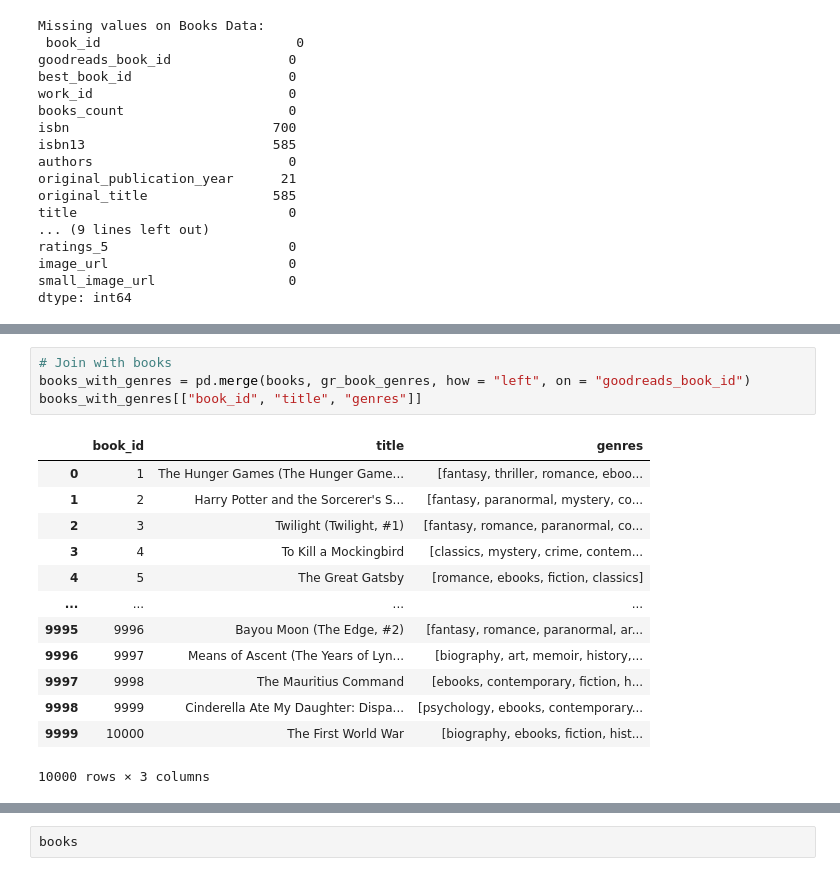
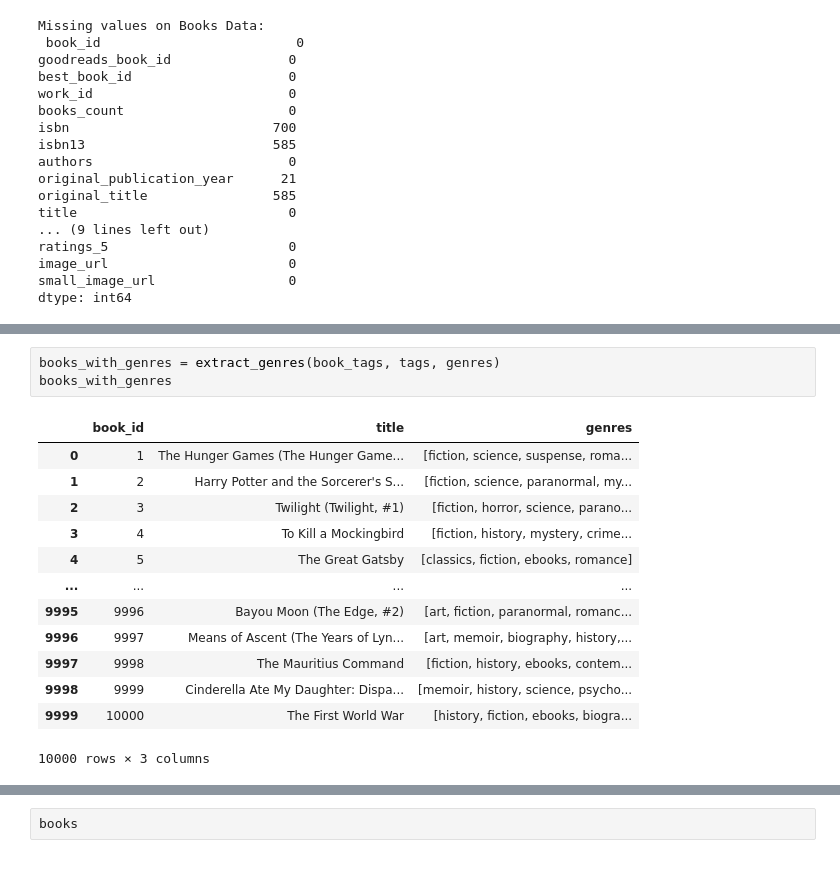
Before and after one commit to danannisar/goodbooks-recsys, a Jupyter notebook: eda-and-train.ipynb, the cells around one changed output, grey strips where cells are left out. Drawn from its saved outputs; the diff is of its cells as text.

```diff
--- a/eda-and-train.ipynb
+++ b/eda-and-train.ipynb
@@ -182,18 +167,17 @@ gr_book_genres
-# %%
-# Join with books
-books_with_genres = pd.merge(books, gr_book_genres, how = "left", on = "goodreads_book_id")
-books_with_genres[["book_id", "title", "genres"]]
-# %% [output]
-|  | book_id | title | genres |
-| 0 | 1 | The Hunger Games (The Hunger Game... | [fantasy, thriller, romance, eboo... |
-| 1 | 2 | Harry Potter and the Sorcerer's S... | [fantasy, paranormal, mystery, co... |
-| 2 | 3 | Twilight (Twilight, #1) | [fantasy, romance, paranormal, co... |
-| 3 | 4 | To Kill a Mockingbird | [classics, mystery, crime, contem... |
-| 4 | 5 | The Great Gatsby | [romance, ebooks, fiction, classics] |
-| ... | ... | ... | ... |
-| 9995 | 9996 | Bayou Moon (The Edge, #2) | [fantasy, romance, paranormal, ar... |
-| 9996 | 9997 | Means of Ascent (The Years of Lyn... | [biography, art, memoir, history,... |
-| 9997 | 9998 | The Mauritius Command | [ebooks, contemporary, fiction, h... |
-| 9998 | 9999 | Cinderella Ate My Daughter: Dispa... | [psychology, ebooks, contemporary... |
-| 9999 | 10000 | The First World War | [biography, ebooks, fiction, hist... |
-10000 rows × 3 columns
+# %%
+books_with_genres = extract_genres(book_tags, tags, genres)
+books_with_genres
+# %% [output]
+|  | book_id | title | genres |
+| 0 | 1 | The Hunger Games (The Hunger Game... | [fiction, science, suspense, roma... |
+| 1 | 2 | Harry Potter and the Sorcerer's S... | [fiction, science, paranormal, my... |
+| 2 | 3 | Twilight (Twilight, #1) | [fiction, horror, science, parano... |
+| 3 | 4 | To Kill a Mockingbird | [fiction, history, mystery, crime... |
+| 4 | 5 | The Great Gatsby | [classics, fiction, ebooks, romance] |
+| ... | ... | ... | ... |
+| 9995 | 9996 | Bayou Moon (The Edge, #2) | [art, fiction, paranormal, romanc... |
+| 9996 | 9997 | Means of Ascent (The Years of Lyn... | [art, memoir, biography, history,... |
+| 9997 | 9998 | The Mauritius Command | [fiction, history, ebooks, contem... |
+| 9998 | 9999 | Cinderella Ate My Daughter: Dispa... | [memoir, history, science, psycho... |
+| 9999 | 10000 | The First World War | [history, fiction, ebooks, biogra... |
+10000 rows × 3 columns
```
Also changed, not shown: parts of 5 cells of this notebook, 3 other files.
